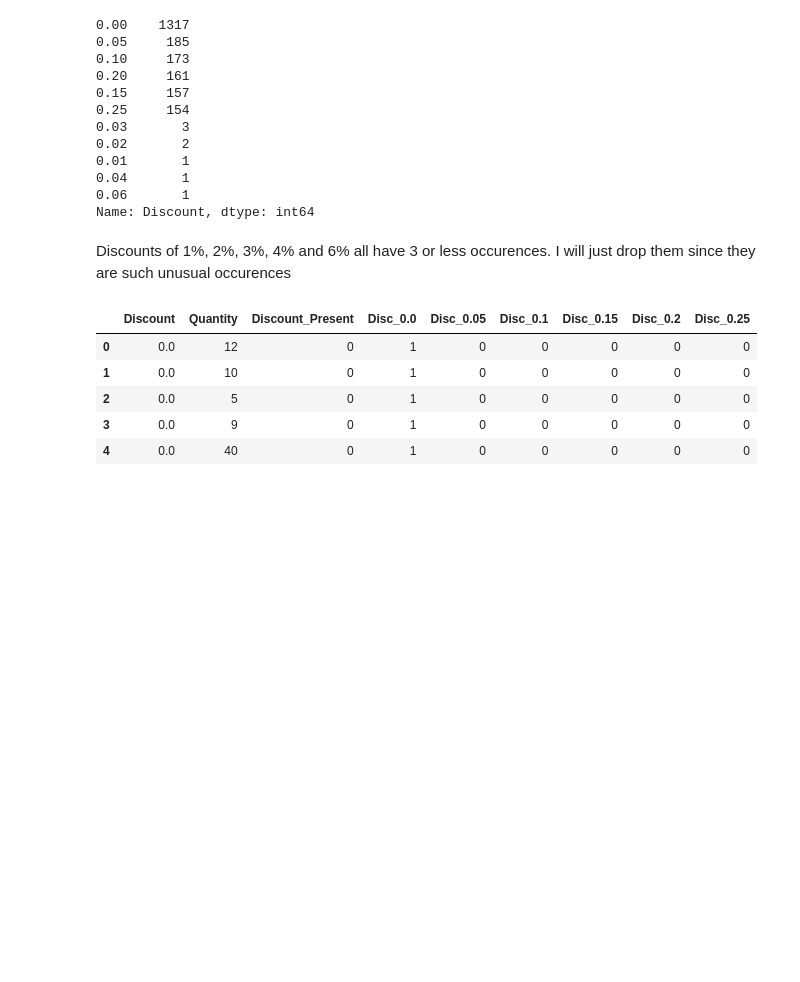
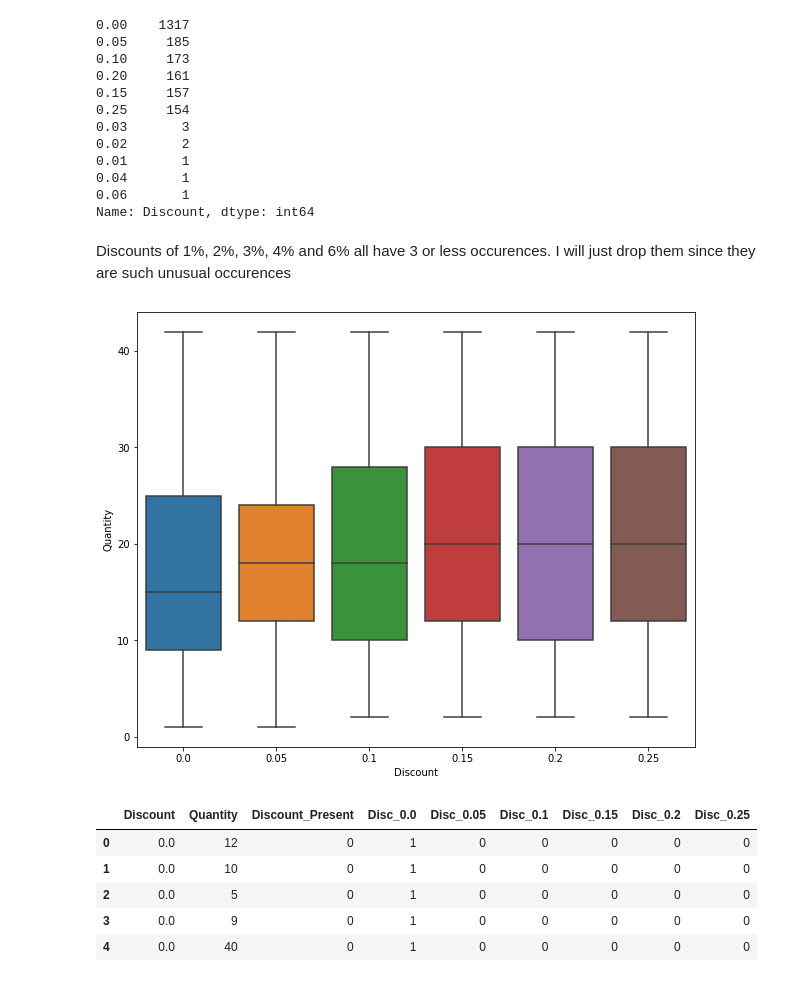
Before and after one commit to andymdc31/flatiron_project2, a Jupyter notebook: dsc-mod-3-project-online-ds-ft-081219/Project_Code.ipynb, the cells around one changed output. Saved outputs shown, nothing was run; the diff lists cells and outputs as text; code cells hidden in the pictures; blank space fills up the shorter version.

```diff
--- a/dsc-mod-3-project-online-ds-ft-081219/Project_Code.ipynb
+++ b/dsc-mod-3-project-online-ds-ft-081219/Project_Code.ipynb
@@ -279,6 +294,13 @@ df1.drop(df1.loc[df1['Discount']==0.02].index, inplace=True)
 df1.drop(df1.loc[df1['Discount']==0.03].index, inplace=True)
 df1.drop(df1.loc[df1['Discount']==0.04].index, inplace=True)
 df1.drop(df1.loc[df1['Discount']==0.06].index, inplace=True)
+# %%
+df1 = df1.loc[df1.Quantity <= control.Quantity.quantile(.95)]
+# %%
+plt.figure(figsize=(10,8))
+sns.boxplot(df1.Discount, df1.Quantity);
+# %% [output]
+[figure, added]
 # %%
 #get dummy variables for discount levels
 disc_dummies = pd.get_dummies(df1.Discount, prefix='Disc')
```
Also changed, not shown: parts of 77 cells of this notebook.
